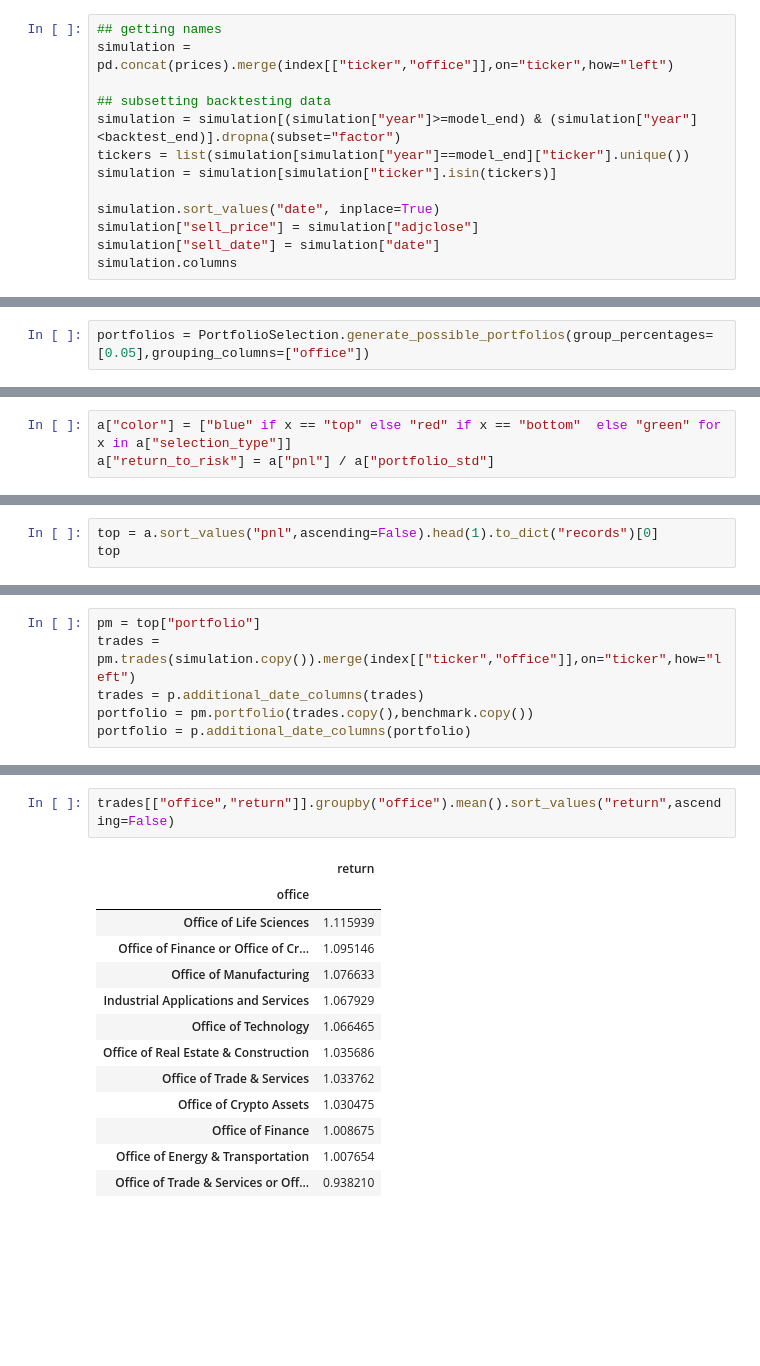
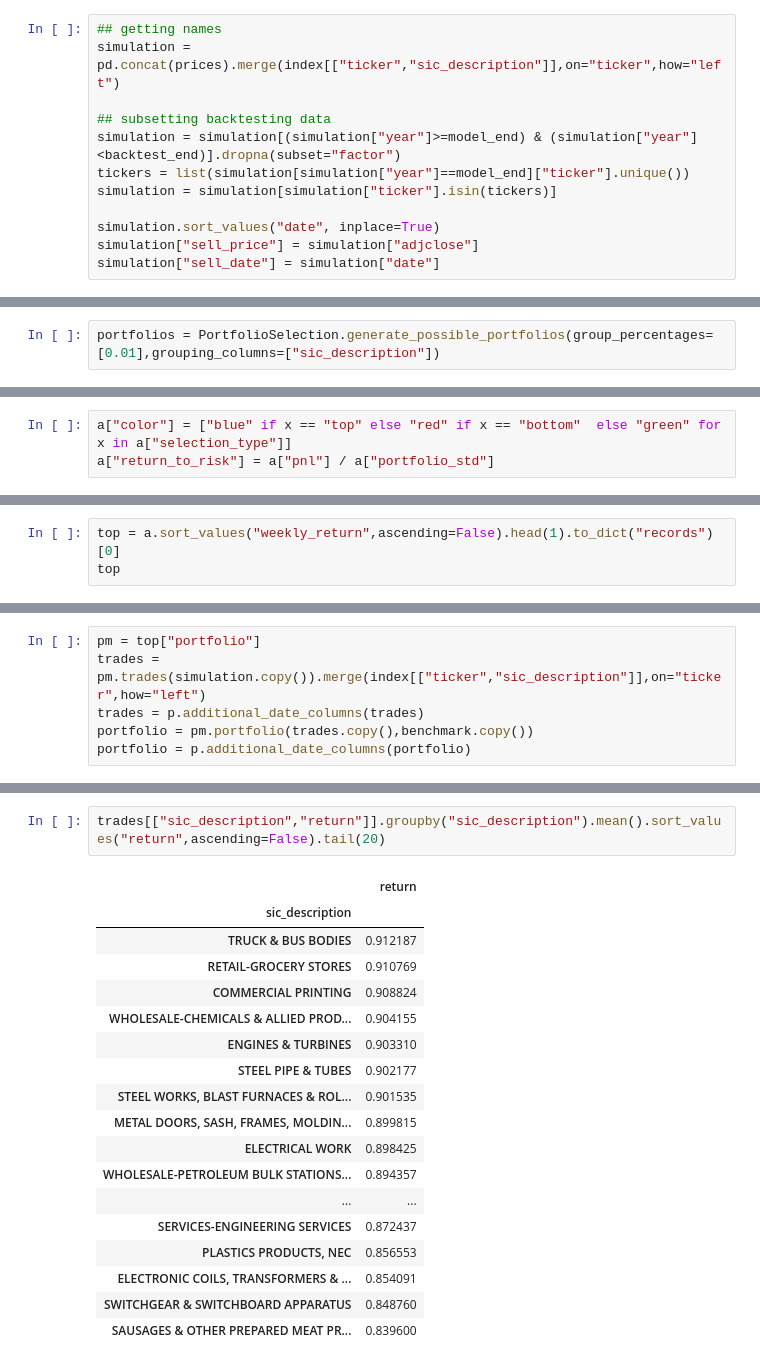
Before and after one commit to chung-ejy/orivault, a Jupyter notebook: studies/financial_statement_study/financial_statement_gradient_boosting.ipynb, the cells around one changed output, grey strips where cells are left out. Saved outputs shown, nothing was run; the diff lists cells and outputs as text; blank space fills up the shorter version.

```diff
--- a/studies/financial_statement_study/financial_statement_gradient_boosting.ipynb
+++ b/studies/financial_statement_study/financial_statement_gradient_boosting.ipynb
@@ -142,6 +153,6 @@ Index(['date', 'close', 'high', 'low', 'open', 'volume', 'adjclose', 'adjhigh',
 # %%
 ## getting names
-simulation = pd.concat(prices).merge(index[["ticker","office"]],on="ticker",how="left")
+simulation = pd.concat(prices).merge(index[["ticker","sic_description"]],on="ticker",how="left")
 
 ## subsetting backtesting data
 simulation = simulation[(simulation["year"]>=model_end) & (simulation["year"]<backtest_end)].dropna(subset="factor")
@@ -151,7 +162,6 @@ simulation = simulation[simulation["ticker"].isin(tickers)]
 simulation.sort_values("date", inplace=True)
 simulation["sell_price"] = simulation["adjclose"]
 simulation["sell_date"] = simulation["date"]
-simulation.columns
 # %% [output]
 Index(['date', 'close', 'high', 'low', 'open', 'volume', 'adjclose', 'adjhigh',
        'adjlow', 'adjopen', 'adjvolume', 'divcash', 'splitfactor', 'ticker',
@@ -169,5 +172,5 @@ Index(['date', 'close', 'high', 'low', 'open', 'volume', 'adjclose', 'adjhigh',
 # %%
-portfolios = PortfolioSelection.generate_possible_portfolios(group_percentages=[0.05],grouping_columns=["office"])
+portfolios = PortfolioSelection.generate_possible_portfolios(group_percentages=[0.01],grouping_columns=["sic_description"])
 # %%
 ## Defining Benchmark
 market.connect()
@@ -253,5 +244,5 @@ a.groupby("pnl").first().reset_index().drop("date",axis=1).sort_values("pnl",asc
 # %%
-top = a.sort_values("pnl",ascending=False).head(1).to_dict("records")[0]
+top = a.sort_values("weekly_return",ascending=False).head(1).to_dict("records")[0]
 top
 # %% [output]
 {'timeframe': 'quarter',
@@ -276,6 +267,6 @@ top
 # %%
 pm = top["portfolio"]
-trades = pm.trades(simulation.copy()).merge(index[["ticker","office"]],on="ticker",how="left")
+trades = pm.trades(simulation.copy()).merge(index[["ticker","sic_description"]],on="ticker",how="left")
 trades = p.additional_date_columns(trades)
 portfolio = pm.portfolio(trades.copy(),benchmark.copy())
 portfolio = p.additional_date_columns(portfolio)
@@ -317,16 +308,21 @@ portfolio.tail()
 # %%
-trades[["office","return"]].groupby("office").mean().sort_values("return",ascending=False)
+trades[["sic_description","return"]].groupby("sic_description").mean().sort_values("return",ascending=False).tail(20)
 # %% [output]
 |  | return |
-| office |  |
-| Office of Life Sciences | 1.115939 |
-| Office of Finance or Office of Cr... | 1.095146 |
-| Office of Manufacturing | 1.076633 |
-| Industrial Applications and Services | 1.067929 |
-| Office of Technology | 1.066465 |
-| Office of Real Estate & Construction | 1.035686 |
-| Office of Trade & Services | 1.033762 |
-| Office of Crypto Assets | 1.030475 |
-| Office of Finance | 1.008675 |
-| Office of Energy & Transportation | 1.007654 |
-| Office of Trade & Services or Off... | 0.938210 |
+| sic_description |  |
+| TRUCK & BUS BODIES | 0.912187 |
+| RETAIL-GROCERY STORES | 0.910769 |
+| COMMERCIAL PRINTING | 0.908824 |
+| WHOLESALE-CHEMICALS & ALLIED PROD... | 0.904155 |
+| ENGINES & TURBINES | 0.903310 |
+| STEEL PIPE & TUBES | 0.902177 |
+| STEEL WORKS, BLAST FURNACES & ROL... | 0.901535 |
+| METAL DOORS, SASH, FRAMES, MOLDIN... | 0.899815 |
+| ELECTRICAL WORK | 0.898425 |
+| WHOLESALE-PETROLEUM BULK STATIONS... | 0.894357 |
+| ... | ... |
+| SERVICES-ENGINEERING SERVICES | 0.872437 |
+| PLASTICS PRODUCTS, NEC | 0.856553 |
+| ELECTRONIC COILS, TRANSFORMERS & ... | 0.854091 |
+| SWITCHGEAR & SWITCHBOARD APPARATUS | 0.848760 |
+| SAUSAGES & OTHER PREPARED MEAT PR... | 0.839600 |
```
Also changed, not shown: parts of 12 cells of this notebook, 3 other files.
